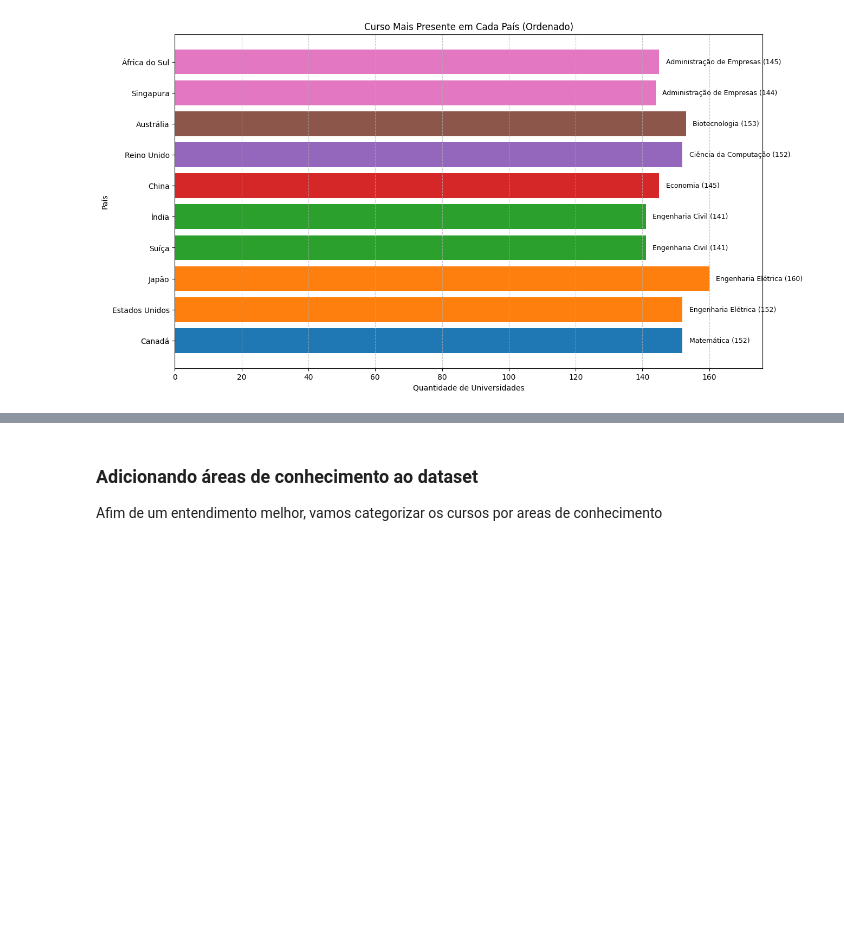
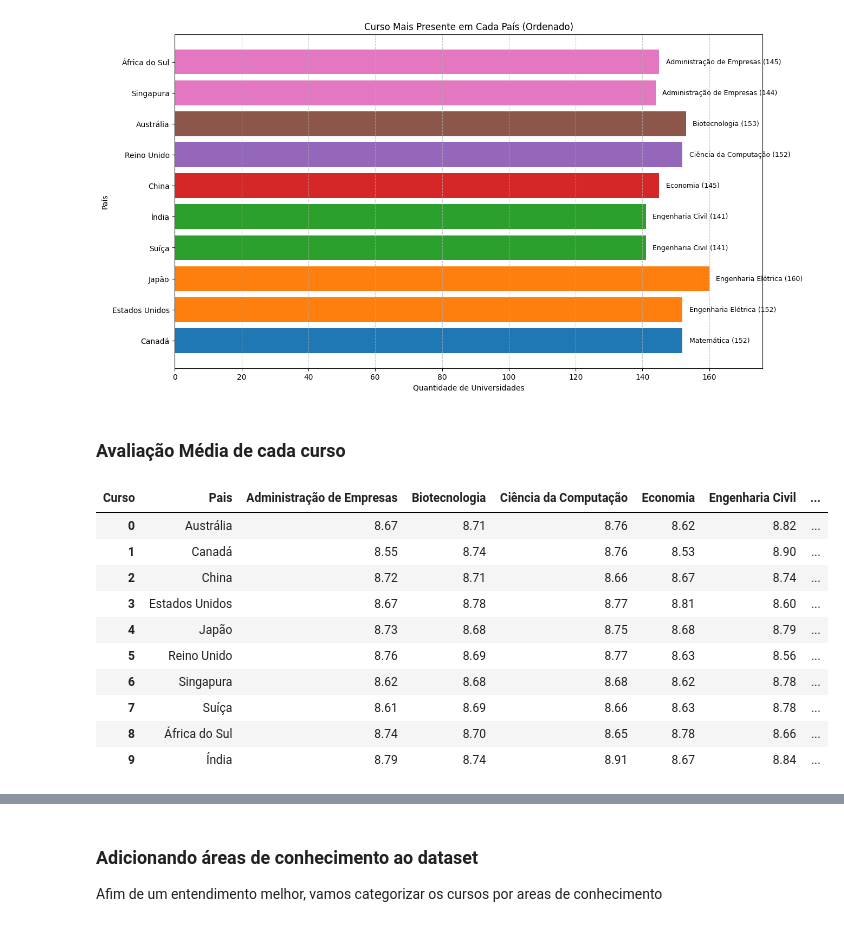
Before and after one commit to BruninSouza/Analise-Faculdades-Globais, a Jupyter notebook: analise.ipynb, the cells around one changed output, grey strips where cells are left out. Cells and saved outputs as stored; diff of their text form; code cells hidden in the pictures; blank space fills up the shorter version.

```diff
--- a/analise.ipynb
+++ b/analise.ipynb
@@ -463,3 +469,24 @@ for pais, curso, qtd in zip(qtd_cursos_pais_order['Pais'], qtd_cursos_pais_order
 plt.show()
 # %% [output]
 [figure]
+# %% [markdown]
+### Avaliação Média de cada curso
+# %%
+aval_media_cursos_pais = (
+    dataset.pivot_table(index='Pais', columns='Curso', values='CGPA', aggfunc='mean', fill_value=0)
+    .round(2).reset_index()
+)
+
+aval_media_cursos_pais
+# %% [output]
+| Curso | Pais | Administração de Empresas | Biotecnologia | Ciência da Computação | Economia | Engenharia Civil | ... |
+| 0 | Austrália | 8.67 | 8.71 | 8.76 | 8.62 | 8.82 | ... |
+| 1 | Canadá | 8.55 | 8.74 | 8.76 | 8.53 | 8.90 | ... |
+| 2 | China | 8.72 | 8.71 | 8.66 | 8.67 | 8.74 | ... |
+| 3 | Estados Unidos | 8.67 | 8.78 | 8.77 | 8.81 | 8.60 | ... |
+| 4 | Japão | 8.73 | 8.68 | 8.75 | 8.68 | 8.79 | ... |
+| 5 | Reino Unido | 8.76 | 8.69 | 8.77 | 8.63 | 8.56 | ... |
+| 6 | Singapura | 8.62 | 8.68 | 8.68 | 8.62 | 8.78 | ... |
+| 7 | Suíça | 8.61 | 8.69 | 8.66 | 8.63 | 8.78 | ... |
+| 8 | África do Sul | 8.74 | 8.70 | 8.65 | 8.78 | 8.66 | ... |
+| 9 | Índia | 8.79 | 8.74 | 8.91 | 8.67 | 8.84 | ... |
```
Also changed, not shown: parts of 12 cells of this notebook.
